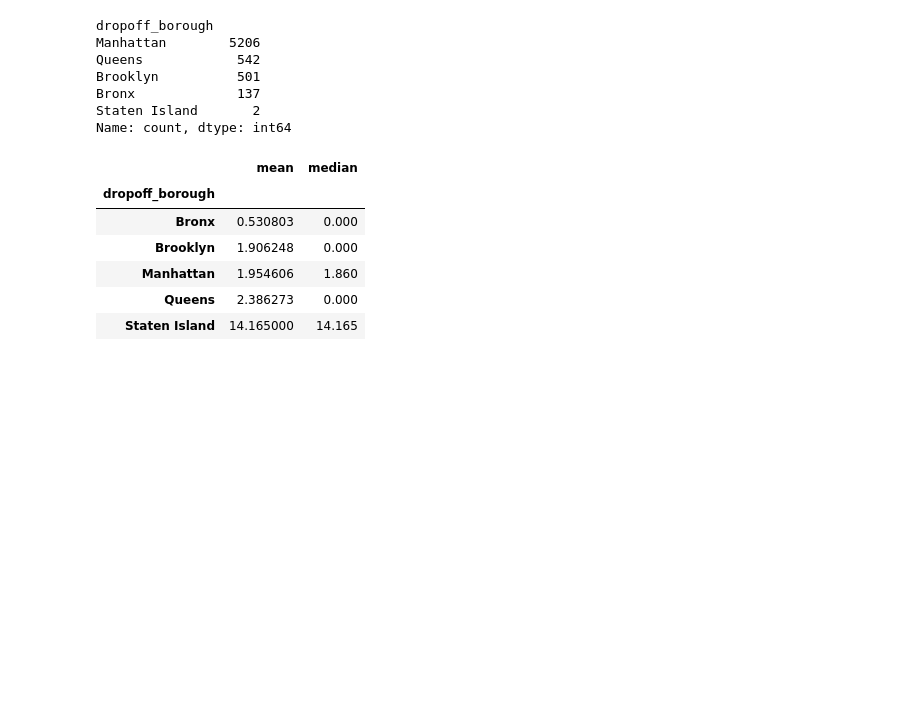
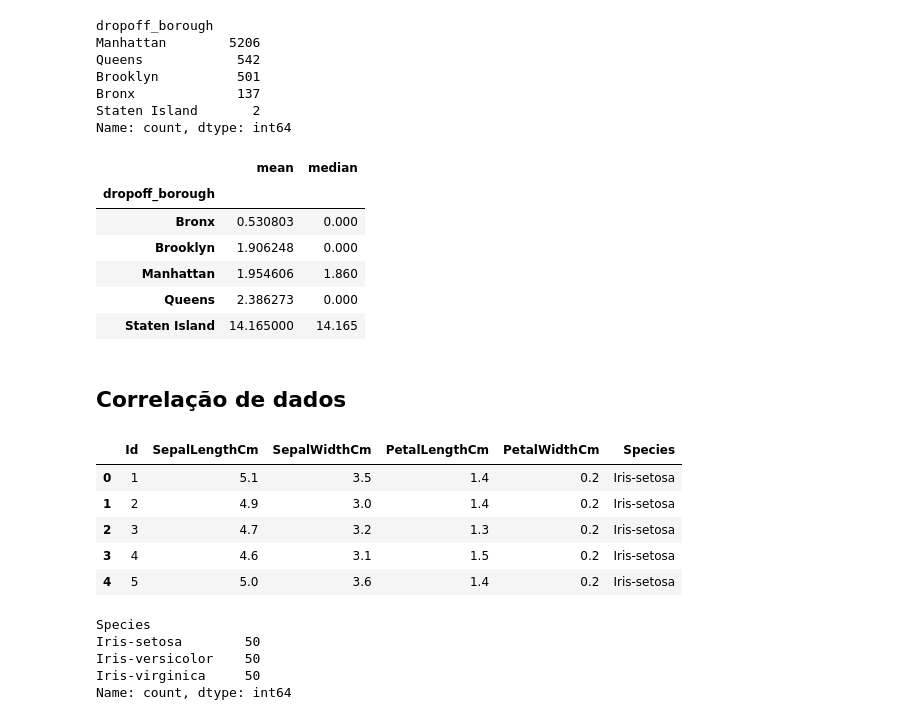
Before and after one commit to 1998-sys/santander_coders2024, a Jupyter notebook: modulo_introdutorio.ipynb, the cells around one changed output. Saved outputs shown, nothing was run; the diff lists cells and outputs as text; code cells hidden in the pictures; blank space fills up the shorter version.

Commit message:
Encontrando Correlação dos dados

```diff
--- a/modulo_introdutorio.ipynb
+++ b/modulo_introdutorio.ipynb
@@ -221,3 +226,5 @@ taxis.groupby(['dropoff_borough'])['tip'].agg(['mean', 'median'])
 | Manhattan | 1.954606 | 1.860 |
 | Queens | 2.386273 | 0.000 |
 | Staten Island | 14.165000 | 14.165 |
+# %% [markdown]
+## Correlação de dados
@@ -223,0 +233,18 @@ taxis.groupby(['dropoff_borough'])['tip'].agg(['mean', 'median'])
+# %%
+iris = pd.read_csv('Iris.csv')
+iris.head()
+# %% [output]
+|  | Id | SepalLengthCm | SepalWidthCm | PetalLengthCm | PetalWidthCm | Species |
+| 0 | 1 | 5.1 | 3.5 | 1.4 | 0.2 | Iris-setosa |
+| 1 | 2 | 4.9 | 3.0 | 1.4 | 0.2 | Iris-setosa |
+| 2 | 3 | 4.7 | 3.2 | 1.3 | 0.2 | Iris-setosa |
+| 3 | 4 | 4.6 | 3.1 | 1.5 | 0.2 | Iris-setosa |
+| 4 | 5 | 5.0 | 3.6 | 1.4 | 0.2 | Iris-setosa |
+# %%
+iris['Species'].value_counts()
+# %% [output]
+Species
+Iris-setosa        50
+Iris-versicolor    50
+Iris-virginica     50
+Name: count, dtype: int64
```
Also changed, not shown: parts of 3 cells of this notebook.
